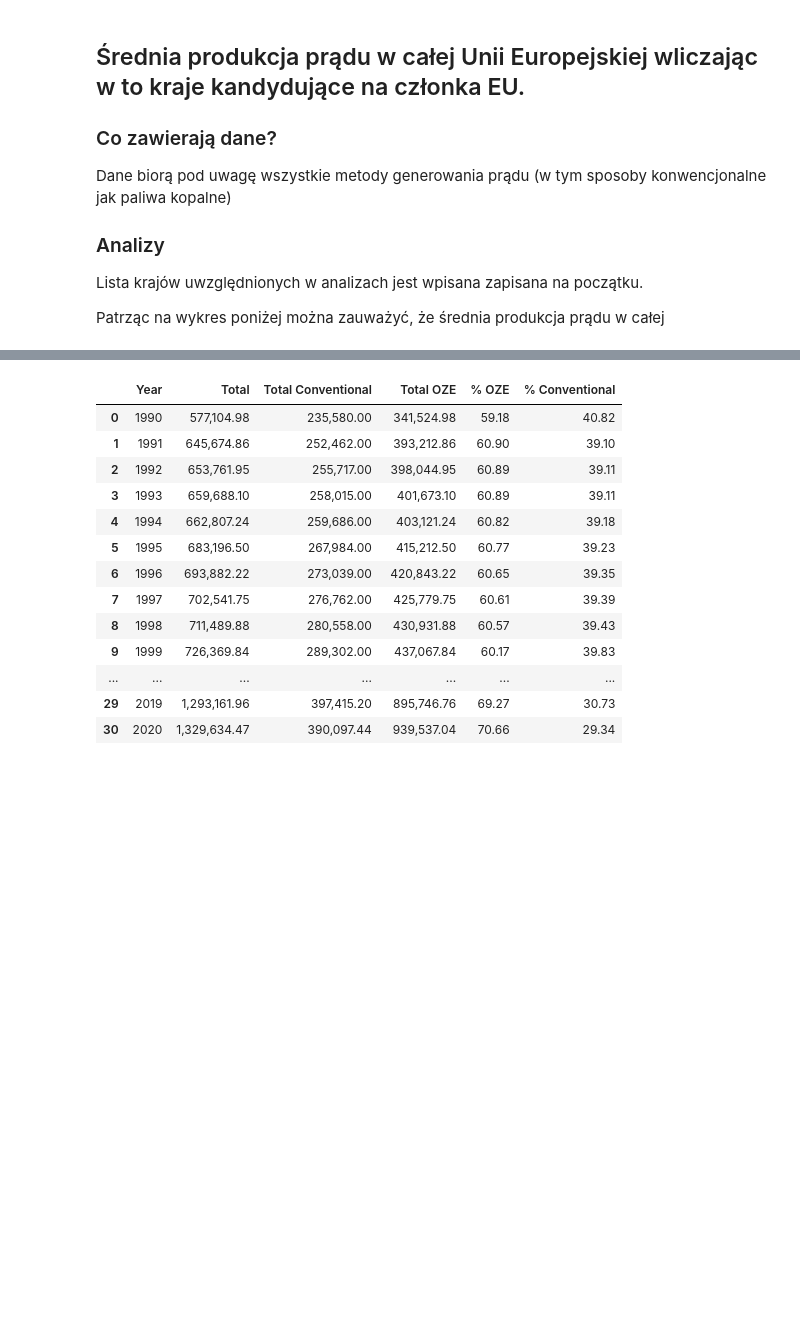
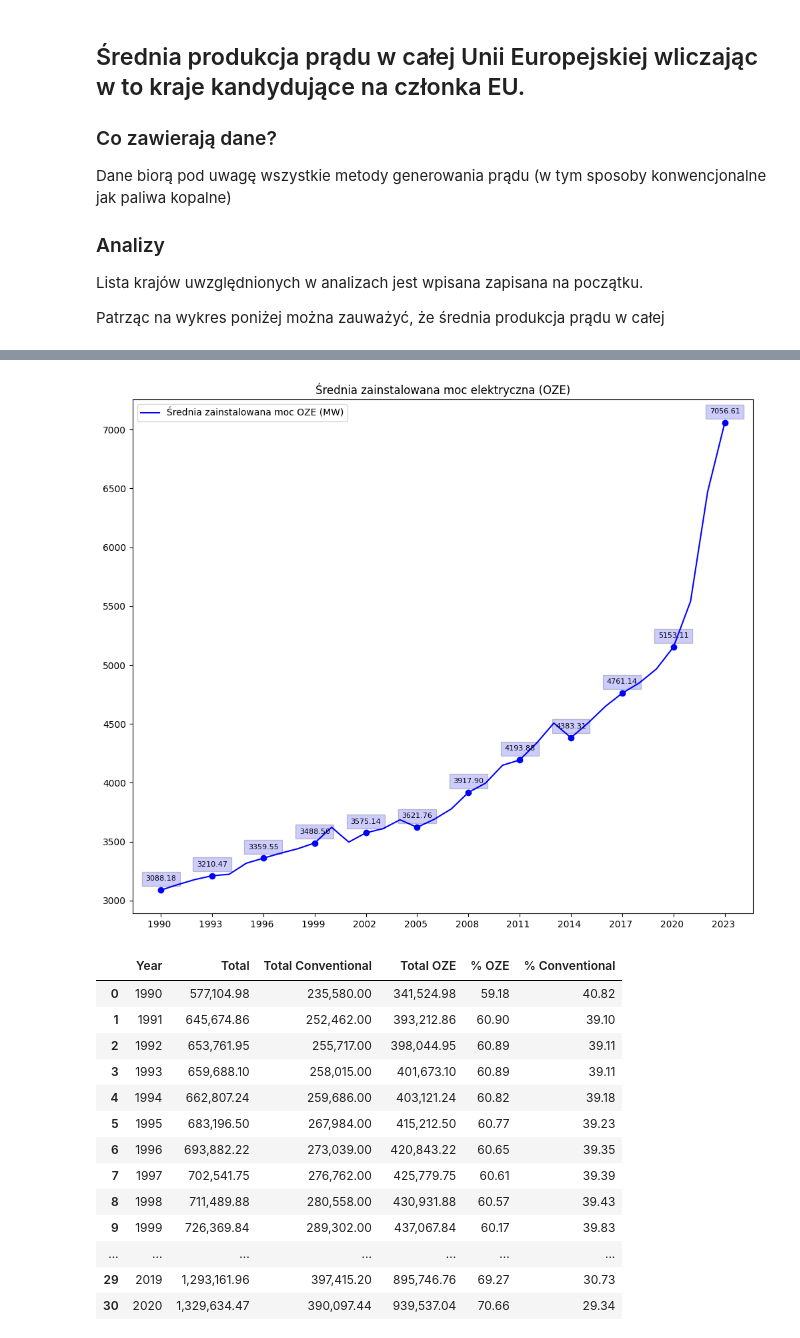
Before and after one commit to tismiracle/Share-of-energy-from-renewable-sources--nrg_ind_share-, a Jupyter notebook: notebook.ipynb, the cells around one changed output, grey strips where cells are left out. Saved outputs shown, nothing was run; the diff lists cells and outputs as text; code cells hidden in the pictures; blank space fills up the shorter version.

```diff
--- a/notebook.ipynb
+++ b/notebook.ipynb
@@ -508,34 +513,36 @@ for country in list_of_all_countries:
 # ŚREDNIA PRODUKCJA PRĄDU Z OZE
 """
     "N9000" : "Nuclear fuels and other fuels n.e.c. (energia jądrowa i inne, niesklasyfikowane)", #ECO
     "RA100" : "Hydro (energia wodna)", #ECO
     "RA110" : "Pure hydro power (czysta energia wodna)", #ECO
     "RA120" : "Mixed hydro power (mieszana energia wodna)", #ECO
     "RA130" : "Pumped hydro power (energia z elektrowni szczytowo-pompowych)", #ECO
     "RA200" : "Geothermal (energia geotermalna)", #ECO
     "RA300" : "Wind (energia wiatrowa)", #ECO
     "RA310" : "Wind on shore (wiatr na lądzie)", #ECO
     "RA320" : "Wind off shore (wiatr na morzu)", #ECO
     "RA410" : "Solar thermal (energia słoneczna - termiczna)", #ECO
     "RA420" : "Solar photovoltaic (energia słoneczna - fotowoltaika)", #ECO
     "RA420AC" : "Solar photovoltaic - alternating current (PV prądu przemiennego)", #ECO
     "RA420DC" : "Solar photovoltaic - direct current (PV prądu stałego)", #ECO
     "RA500" : "Other renewable energies (inne odnawialne źródła energii)", #ECO
 """
 # extend_visibility_of_data(1000, 69)
 
 oze_df = df_sorted[(df_sorted["Type of fuel"] != "CF") & (df_sorted["Type of fuel"] != "X9900") & (df_sorted["Type of fuel"] != "TOTAL")]
 oze_df = oze_df[(oze_df["Type of measure"] == "CAP_NET_ELC") & (oze_df["Operator"] == "PRR_MAIN")]
 oze_df
 
 oze_values = convert_to_numeric_and_fillna(oze_df.iloc[:, 6:], 0, 0, 0)
 # oze_df.iloc[:, 6] = oze_values
 
 oze_means_df = iter_through_cols(oze_values, pandas.Series.mean)
 oze_means_df = convert_dict_to_df(oze_means_df, "Years", "Means")
 oze_means_df
 
-oze_chart = create_plot(oze_means_df["Years"].values, oze_means_df["Means"].values, 3, "Średnia zainstalowana moc elektryczna (OZE)", "Średnia zainstalowana moc OZE (MW)", disp_in_jupyter=False)
+oze_chart = create_plot(oze_means_df["Years"].values, oze_means_df["Means"].values, 3, "Średnia zainstalowana moc elektryczna (OZE)", "Średnia zainstalowana moc OZE (MW)", disp_in_jupyter=True)
+# %% [output]
+[figure, added]
 # %%
 # COMBINE WSZYSTKIE SREDNIE I ZROB TAK BY SPRAWDZIC ILE TO JEST PROCENTOWO
 df_sorted_filtered_useful
```
Also changed, not shown: parts of 4 cells of this notebook.
